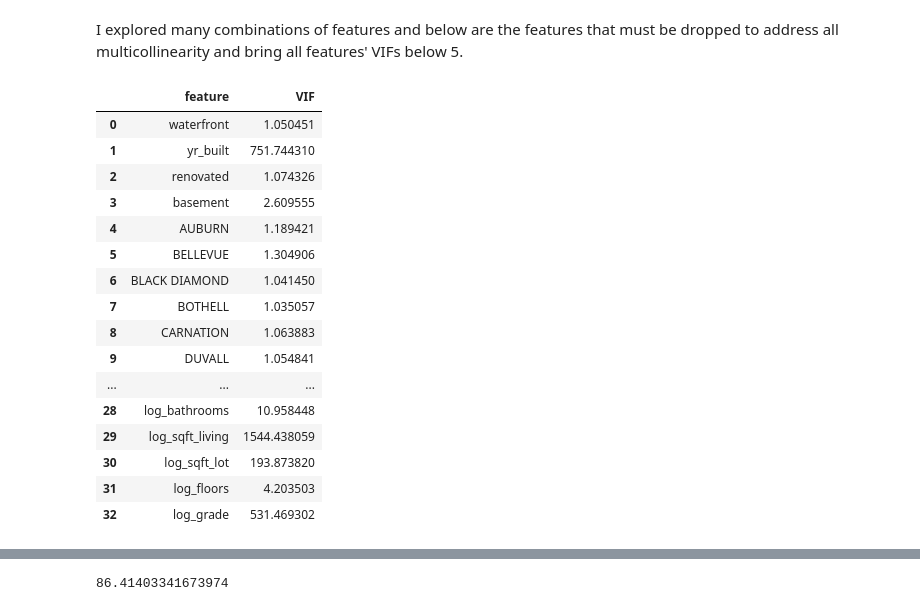
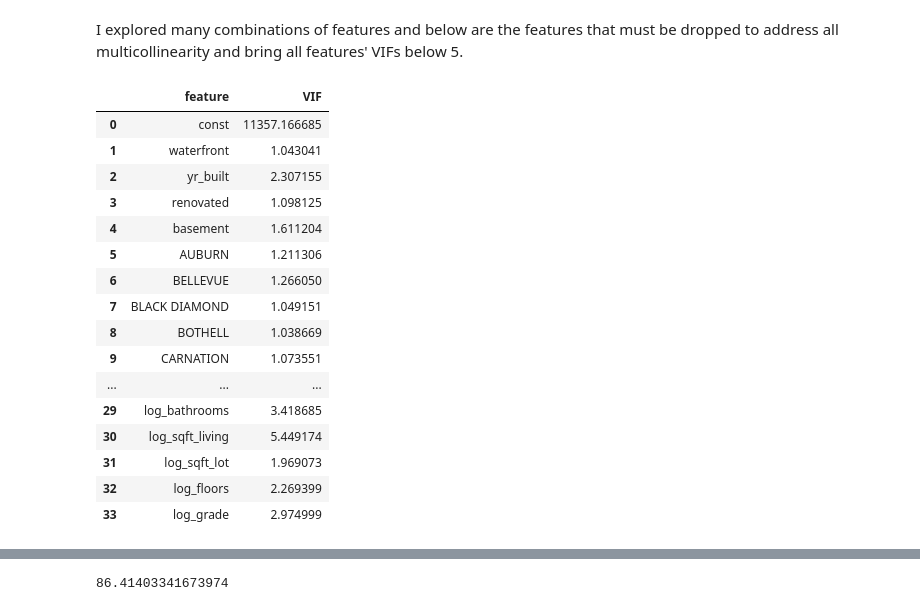
Before and after one commit to morganFitzg/dsc-phase-2-project, a Jupyter notebook: student.ipynb, the cells around one changed output, grey strips where cells are left out. Cells and saved outputs as stored; diff of their text form; code cells hidden in the pictures.

```diff
--- a/student.ipynb
+++ b/student.ipynb
@@ -347,10 +356,2 @@ from sklearn.model_selection import train_test_split
 X_train, X_test, y_train, y_test = train_test_split(X,y,test_size=.2,
                                                     random_state=40)
-# %%
-from sklearn.linear_model import LinearRegression
-from sklearn.metrics import r2_score
-from sklearn.metrics import mean_squared_error
-linreg = LinearRegression()
-linreg.fit(X_train, y_train)
-
-y_hat_train=linreg.predict(X_train)
@@ -516,13 +507,3 @@ Run regression for with log transformed features
 # %%
 #run log transformation on training data
 X_train_log, y_train_log=prepare_data(X_train,y_train)
-# %%
-linreg = LinearRegression()
-linreg.fit(X_train_log, y_train_log)
-
-y_hat_train=linreg.predict(X_train_log)
-
-r2=r2_score(y_train_log,y_hat_train)
-mse=mean_squared_error(y_train_log,y_hat_train)
-print(f'r2: {r2}')
-print(f'mse: {mse}')
@@ -587,13 +565,3 @@ Remove features to address multicollinearity as well as difficulty of providing
 #Remove sqft_living15, sqft_lot15, sqft_above and run model
 X_train_1=X_train_log.drop(columns=['log_sqft_living15','log_sqft_lot15',
                                    'log_sqft_above'])
-# %%
-linreg = LinearRegression()
-linreg.fit(X_train_1, y_train_log)
-
-y_hat_train=linreg.predict(X_train_1)
-
-r2=r2_score(y_train_log,y_hat_train)
-mse=mean_squared_error(y_train_log,y_hat_train)
-print(f'r2: {r2}')
-print(f'mse: {mse}')
@@ -643,13 +608,3 @@ strong multicollinearity or other numerical problems.
 # %%
 #Remove condition and run regression
 X_train_2=X_train_1.drop(columns=['condition'])
-# %%
-linreg = LinearRegression()
-linreg.fit(X_train_2, y_train_log)
-
-y_hat_train=linreg.predict(X_train_2)
-
-r2=r2_score(y_train_log,y_hat_train)
-mse=mean_squared_error(y_train_log,y_hat_train)
-print(f'r2: {r2}')
-print(f'mse: {mse}')
@@ -727,29 +677,29 @@ from statsmodels.stats.outliers_influence import variance_inflation_factor
 I explored many combinations of features and below are the features that must be dropped to address all multicollinearity and bring all features' VIFs below 5.
 # %%
 vif_data=pd.DataFrame()
-vif_data['feature']=X_train_2.columns
+vif_data['feature']=sm.add_constant(X_train_2).columns
 
-vif_data['VIF']=[variance_inflation_factor(X_train_2.values,i)
-                 for i in range(len(X_train_2.columns))]
+vif_data['VIF']=[variance_inflation_factor(sm.add_constant(X_train_2).values,i)
+                 for i in range(len(sm.add_constant(X_train_2).columns))]
 vif_data
 # %% [output]
 |  | feature | VIF |
-| 0 | waterfront | 1.050451 |
-| 1 | yr_built | 751.744310 |
-| 2 | renovated | 1.074326 |
-| 3 | basement | 2.609555 |
-| 4 | AUBURN | 1.189421 |
-| 5 | BELLEVUE | 1.304906 |
-| 6 | BLACK DIAMOND | 1.041450 |
-| 7 | BOTHELL | 1.035057 |
-| 8 | CARNATION | 1.063883 |
-| 9 | DUVALL | 1.054841 |
+| 0 | const | 11357.166685 |
+| 1 | waterfront | 1.043041 |
+| 2 | yr_built | 2.307155 |
+| 3 | renovated | 1.098125 |
+| 4 | basement | 1.611204 |
+| 5 | AUBURN | 1.211306 |
+| 6 | BELLEVUE | 1.266050 |
+| 7 | BLACK DIAMOND | 1.049151 |
+| 8 | BOTHELL | 1.038669 |
+| 9 | CARNATION | 1.073551 |
 | ... | ... | ... |
-| 28 | log_bathrooms | 10.958448 |
-| 29 | log_sqft_living | 1544.438059 |
-| 30 | log_sqft_lot | 193.873820 |
-| 31 | log_floors | 4.203503 |
-| 32 | log_grade | 531.469302 |
+| 29 | log_bathrooms | 3.418685 |
+| 30 | log_sqft_living | 5.449174 |
+| 31 | log_sqft_lot | 1.969073 |
+| 32 | log_floors | 2.269399 |
+| 33 | log_grade | 2.974999 |
 # %%
 test=X_train_2.drop(columns=['yr_built','log_sqft_lot','log_bedrooms',
                              'log_grade','log_bathrooms','basement'])
```
Also changed, not shown: parts of 29 cells of this notebook.
